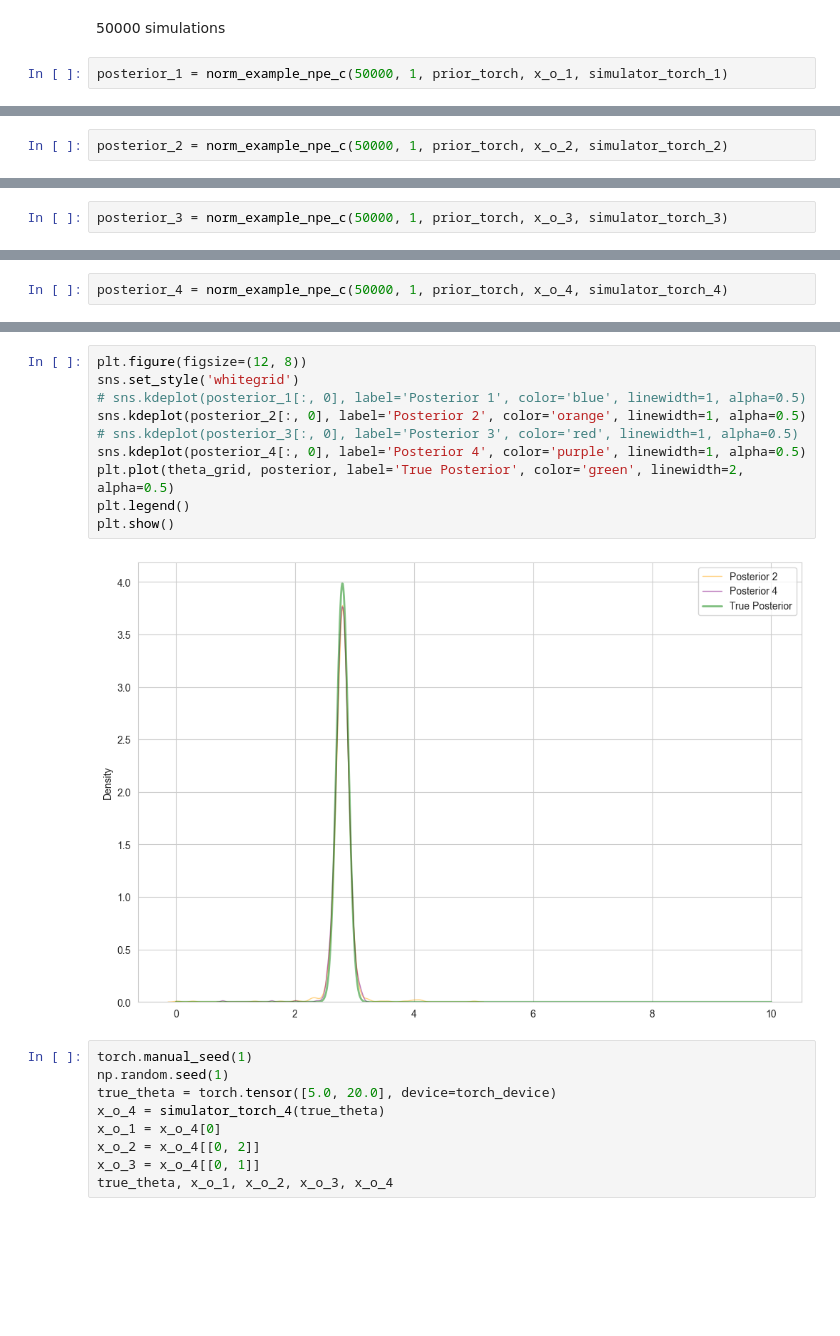
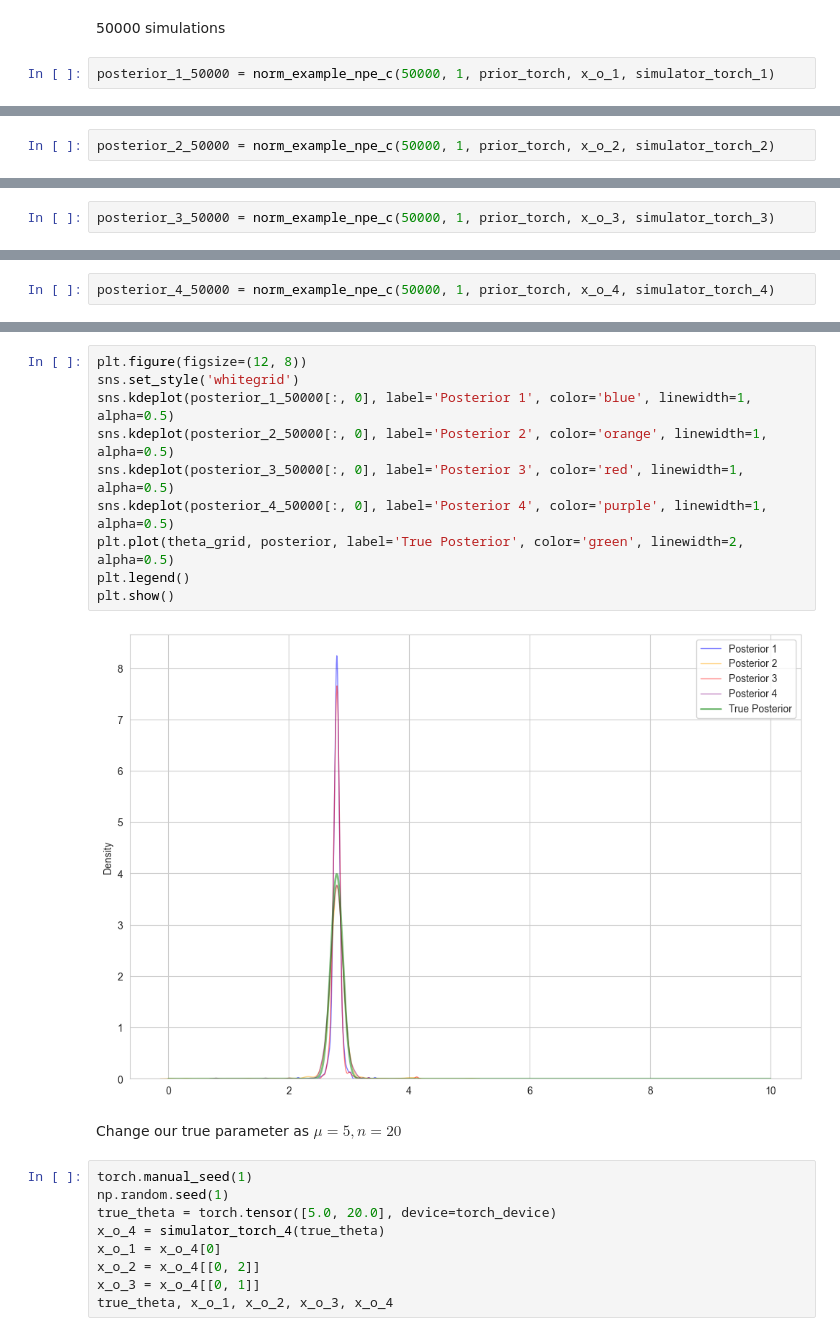
Before and after one commit to haochu-liu/likelihood-free, a Jupyter notebook: python/normal_toy/normal_toy_sbi.ipynb, the cells around one changed output, grey strips where cells are left out. Saved outputs shown, nothing was run; the diff lists cells and outputs as text; blank space fills up the shorter version.

```diff
--- a/python/normal_toy/normal_toy_sbi.ipynb
+++ b/python/normal_toy/normal_toy_sbi.ipynb
@@ -291,6 +295,6 @@ plt.show()
 # %% [markdown]
 50000 simulations
 # %%
-posterior_1 = norm_example_npe_c(50000, 1, prior_torch, x_o_1, simulator_torch_1)
+posterior_1_50000 = norm_example_npe_c(50000, 1, prior_torch, x_o_1, simulator_torch_1)
 # %% [output]
  Training neural network. Epochs trained: 37
@@ -300,6 +304,6 @@ Valid tags are: ['best_validation_loss', 'epoch_durations_sec', 'epochs_trained'
  Neural network successfully converged after 38 epochs.
 [figure]
 # %%
-posterior_2 = norm_example_npe_c(50000, 1, prior_torch, x_o_2, simulator_torch_2)
+posterior_2_50000 = norm_example_npe_c(50000, 1, prior_torch, x_o_2, simulator_torch_2)
 # %% [output]
  Training neural network. Epochs trained: 31
@@ -309,6 +313,6 @@ Valid tags are: ['best_validation_loss', 'epoch_durations_sec', 'epochs_trained'
  Neural network successfully converged after 32 epochs.
 [figure]
 # %%
-posterior_3 = norm_example_npe_c(50000, 1, prior_torch, x_o_3, simulator_torch_3)
+posterior_3_50000 = norm_example_npe_c(50000, 1, prior_torch, x_o_3, simulator_torch_3)
 # %% [output]
  Training neural network. Epochs trained: 41
@@ -318,6 +322,6 @@ Valid tags are: ['best_validation_loss', 'epoch_durations_sec', 'epochs_trained'
  Neural network successfully converged after 42 epochs.
 [figure]
 # %%
-posterior_4 = norm_example_npe_c(50000, 1, prior_torch, x_o_4, simulator_torch_4)
+posterior_4_50000 = norm_example_npe_c(50000, 1, prior_torch, x_o_4, simulator_torch_4)
 # %% [output]
  Training neural network. Epochs trained: 91
@@ -329,15 +333,17 @@ Valid tags are: ['best_validation_loss', 'epoch_durations_sec', 'epochs_trained'
 # %%
 plt.figure(figsize=(12, 8))
 sns.set_style('whitegrid')
-# sns.kdeplot(posterior_1[:, 0], label='Posterior 1', color='blue', linewidth=1, alpha=0.5)
-sns.kdeplot(posterior_2[:, 0], label='Posterior 2', color='orange', linewidth=1, alpha=0.5)
-# sns.kdeplot(posterior_3[:, 0], label='Posterior 3', color='red', linewidth=1, alpha=0.5)
-sns.kdeplot(posterior_4[:, 0], label='Posterior 4', color='purple', linewidth=1, alpha=0.5)
+sns.kdeplot(posterior_1_50000[:, 0], label='Posterior 1', color='blue', linewidth=1, alpha=0.5)
+sns.kdeplot(posterior_2_50000[:, 0], label='Posterior 2', color='orange', linewidth=1, alpha=0.5)
+sns.kdeplot(posterior_3_50000[:, 0], label='Posterior 3', color='red', linewidth=1, alpha=0.5)
+sns.kdeplot(posterior_4_50000[:, 0], label='Posterior 4', color='purple', linewidth=1, alpha=0.5)
 plt.plot(theta_grid, posterior, label='True Posterior', color='green', linewidth=2, alpha=0.5)
 plt.legend()
 plt.show()
 # %% [output]
-[figure, old version]
+[figure, new version]
+# %% [markdown]
+Change our true parameter as $\mu=5, n=20$
 # %%
 torch.manual_seed(1)
 np.random.seed(1)
```
Also changed, not shown: parts of 36 cells of this notebook.
